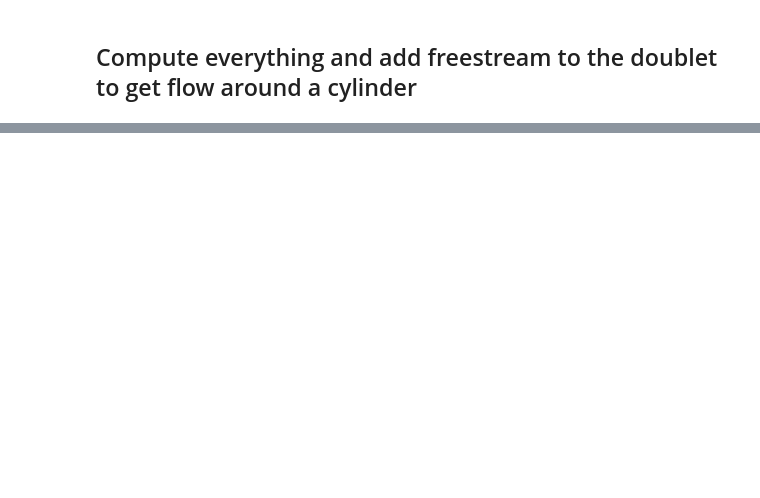
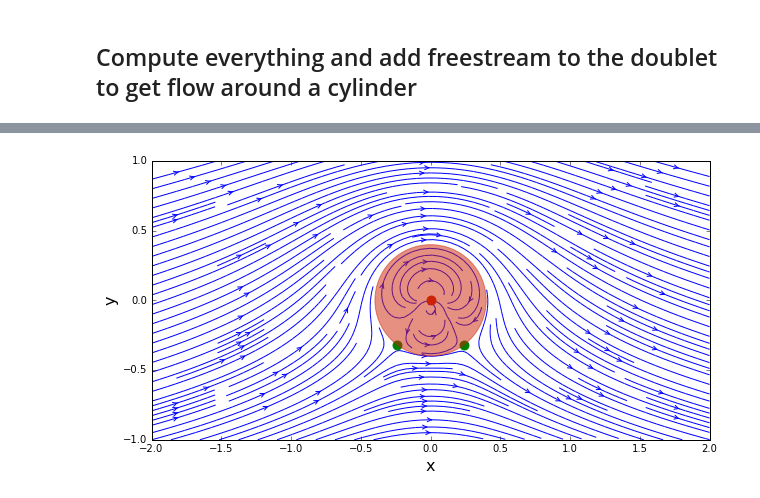
Before and after one commit to Pjgeno14/mae6226-workspace, a Jupyter notebook: Lesson-6.ipynb, the cells around one changed output, grey strips where cells are left out. Cells and saved outputs as stored; diff of their text form; code cells hidden in the pictures; blank space fills up the shorter version.

```diff
--- a/Lesson-6.ipynb
+++ b/Lesson-6.ipynb
@@ -115,0 +117,3 @@ AttributeError: 'AxesSubplot' object has no attribute 'add_path'
+# %%
+gamma = 4.0                          # vortex strength
+x_vortex, y_vortex = 0, 0            # vortex location
@@ -115,0 +173,33 @@ AttributeError: 'AxesSubplot' object has no attribute 'add_path'
+# %%
+# compute the velocity field on the grid
+u_vortex, v_vortex = get_velocity_vortex(gamma, x_vortex, y_vortex, X, Y)
+
+# compute the stream function on the grid
+psi_vortex = get_stream_function_vortex(gamma, x_vortex, y_vortex, X, Y)
+# %%
+# superposition of doublet and vortex on the freestream flow
+u = u_freestream + u_doublet + u_vortex
+v = v_freestream + v_doublet + v_vortex
+psi = psi_freestream + psi_doublet + psi_vortex
+# %%
+# calculate the cylinder radius
+R = math.sqrt(kappa/(2*math.pi*u_inf))
+
+# calculate stagnation points
+x_stagn1, y_stagn1 = +math.sqrt(R**2-(gamma/(4*math.pi*u_inf))**2), -gamma/(4*math.pi*u_inf)
+x_stagn2, y_stagn2 = -math.sqrt(R**2-(gamma/(4*math.pi*u_inf))**2), -gamma/(4*math.pi*u_inf)
+
+# plot streamlines and cylinder
+size = 10
+pyplot.figure(figsize=(size, (y_end-y_start)/(x_end-x_start)*size))
+pyplot.xlabel('x', fontsize=16)
+pyplot.ylabel('y', fontsize=16)
+pyplot.xlim(x_start, x_end)
+pyplot.ylim(y_start, y_end)
+pyplot.streamplot(X, Y, u, v, density=2, linewidth=1, arrowsize=1, arrowstyle='->')
+circle = pyplot.Circle((0,0), radius=R, color='#CD2305', alpha=0.5)
+pyplot.gca().add_patch(circle)
+pyplot.scatter(x_vortex, y_vortex, color='#CD2305', s=80, marker='o')
+pyplot.scatter([x_stagn1, x_stagn2], [y_stagn1, y_stagn2], color='g', s=80, marker='o');
+# %% [output]
+[figure, added]
```
Also changed, not shown: parts of 4 cells of this notebook.
